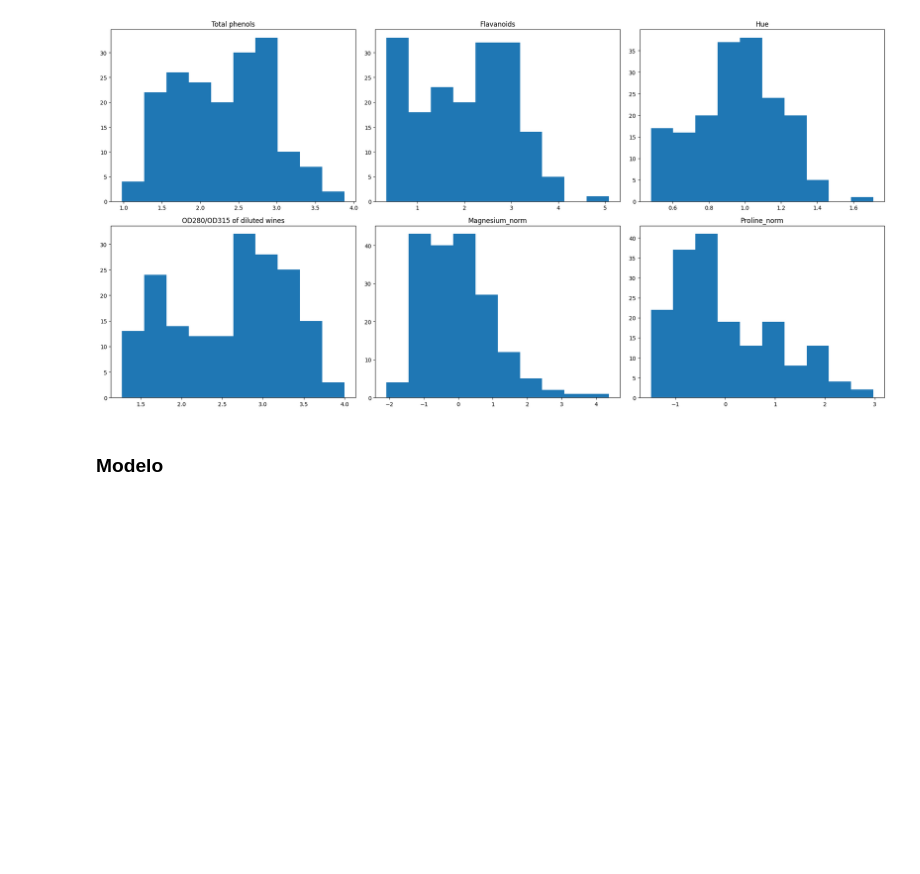
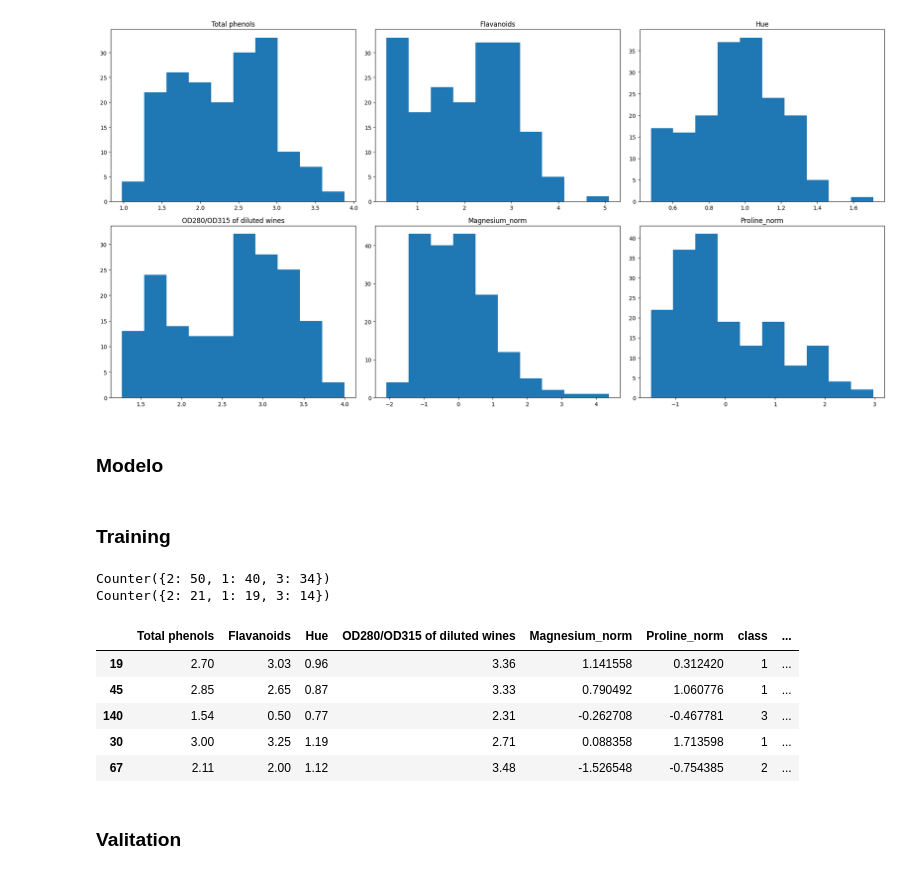
Before and after one commit to Carlos3du/wineClassification, a Jupyter notebook: classification/wine.ipynb, the cells around one changed output. Drawn from its saved outputs; the diff is of its cells as text; code cells hidden in the pictures; blank space fills up the shorter version.

Commit message:
add: models

```diff
--- a/classification/wine.ipynb
+++ b/classification/wine.ipynb
@@ -74,9 +80,65 @@ plt.show()
+# %%
+class KNN_model:
+    def __init__(self, k=45):
+        self.k = k
+        self.X_train = None
+        self.y_train = None
+
+    def fit(self, X_train, y_train):
+        self.X_train = np.array(X_train, dtype=float)
+        self.y_train = np.array(y_train)
+        if len(self.X_train) != len(self.y_train):
+            raise ValueError("O número de amostras em X_train e y_train deve ser o mesmo.")
+
+    def predict(self, X_test):
+        X_test = np.array(X_test, dtype=float)
+        y_pred = [self._predict(x) for x in X_test]
+        return np.array(y_pred)
+
+    def _predict(self, x):
+
+        distances = [euclidean_dist(x, x_train) for x_train in self.X_train]
+        k_index = np.argsort(distances)[:self.k]
+        k_nearest_labels = [self.y_train[i] for i in k_index]
+
+
+        most_common = Counter(k_nearest_labels).most_common(1)
+        return most_common[0][0]
+# %% [markdown]
+### Training
 # %%
-# separar em treino e teste
-
 from sklearn.model_selection import train_test_split
 
 X = data_ml.drop(columns=['class'])
 y = data_norm['class']
 
-X_train, X_test, y_train, y_test = train_test_split(X, y, test_size=0.2, random_state=42)
+X_train, X_test, y_train, y_test = train_test_split(X, y, test_size=0.3, random_state=42)
+# %%
+counter_train = Counter(y_train)
+counter_test = Counter(y_test)
+
+print(counter_train)
+print(counter_test)
+# %% [output]
+Counter({2: 50, 1: 40, 3: 34})
+Counter({2: 21, 1: 19, 3: 14})
+# %%
+knn = KNN_model(k=45)
+knn.fit(X_train, y_train)
+# %%
+pred = knn.predict(X_test)
+
+data_result =  X_test.copy()
+data_result['class'] = y_test
+data_result['class_pred'] = pred
+
+data_result.head()
+# %% [output]
+|  | Total phenols | Flavanoids | Hue | OD280/OD315 of diluted wines | Magnesium_norm | Proline_norm | class | ... |
+| 19 | 2.70 | 3.03 | 0.96 | 3.36 | 1.141558 | 0.312420 | 1 | ... |
+| 45 | 2.85 | 2.65 | 0.87 | 3.33 | 0.790492 | 1.060776 | 1 | ... |
+| 140 | 1.54 | 0.50 | 0.77 | 2.31 | -0.262708 | -0.467781 | 3 | ... |
+| 30 | 3.00 | 3.25 | 1.19 | 2.71 | 0.088358 | 1.713598 | 1 | ... |
+| 67 | 2.11 | 2.00 | 1.12 | 3.48 | -1.526548 | -0.754385 | 2 | ... |
+# %% [markdown]
+### Valitation
```
Also changed, not shown: parts of 6 cells of this notebook.
